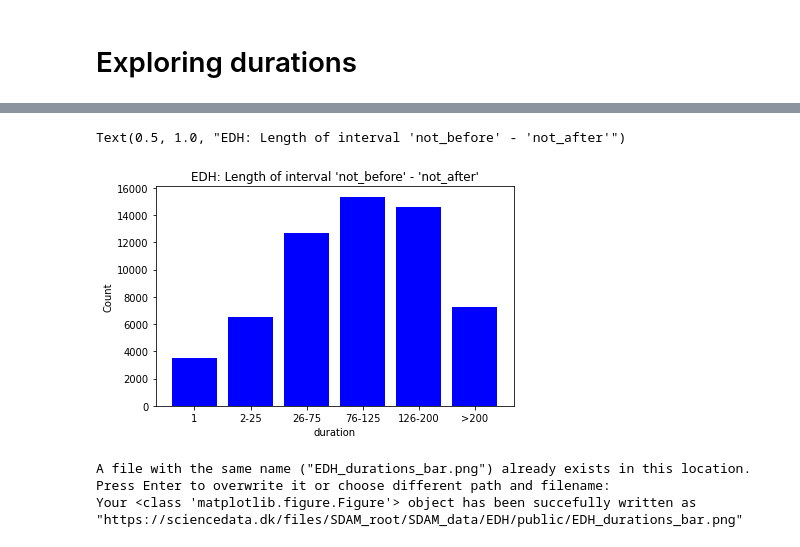
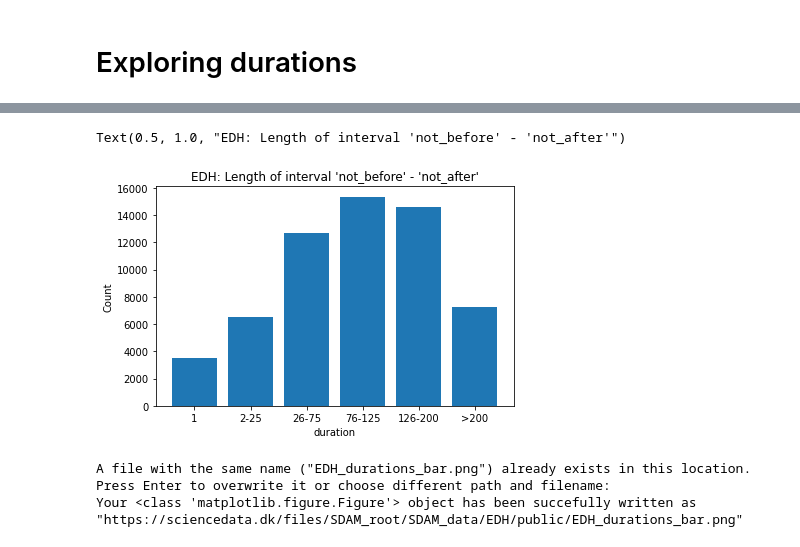
Before and after one commit to sdam-au/EDH_exploration, a Jupyter notebook: scripts/Py_EDH_TEMPORAL_EXPLORATION.ipynb, the cells around one changed output, grey strips where cells are left out. Saved outputs shown, nothing was run; the diff lists cells and outputs as text; code cells hidden in the pictures.

```diff
--- a/scripts/Py_EDH_TEMPORAL_EXPLORATION.ipynb
+++ b/scripts/Py_EDH_TEMPORAL_EXPLORATION.ipynb
@@ -207,13 +215,13 @@ durations.append([">200", len(EDH_dated[EDH_dated["duration"]>200])])
 durations_df = pd.DataFrame(durations, columns=["less or equal years", "n of inscriptions"])
 # %%
 fig, ax = plt.subplots(figsize=(6, 4), tight_layout=True)
-ax.bar(durations_df["less or equal years"], durations_df["n of inscriptions"], color="b")
+ax.bar(durations_df["less or equal years"], durations_df["n of inscriptions"], color="tab:blue", linewidth=1)
 ax.set_xlabel("duration")
 ax.set_ylabel("Count")
 ax.set_title("EDH: Length of interval 'not_before' - 'not_after'")
 # %% [output]
 Text(0.5, 1.0, "EDH: Length of interval 'not_before' - 'not_after'")
-[figure, old version]
+[figure, new version]
 # %%
 sddk.write_file("SDAM_data/EDH/public/EDH_durations_bar.png", fig, conf)
 # %% [output]
```
Also changed, not shown: parts of 34 cells of this notebook.
